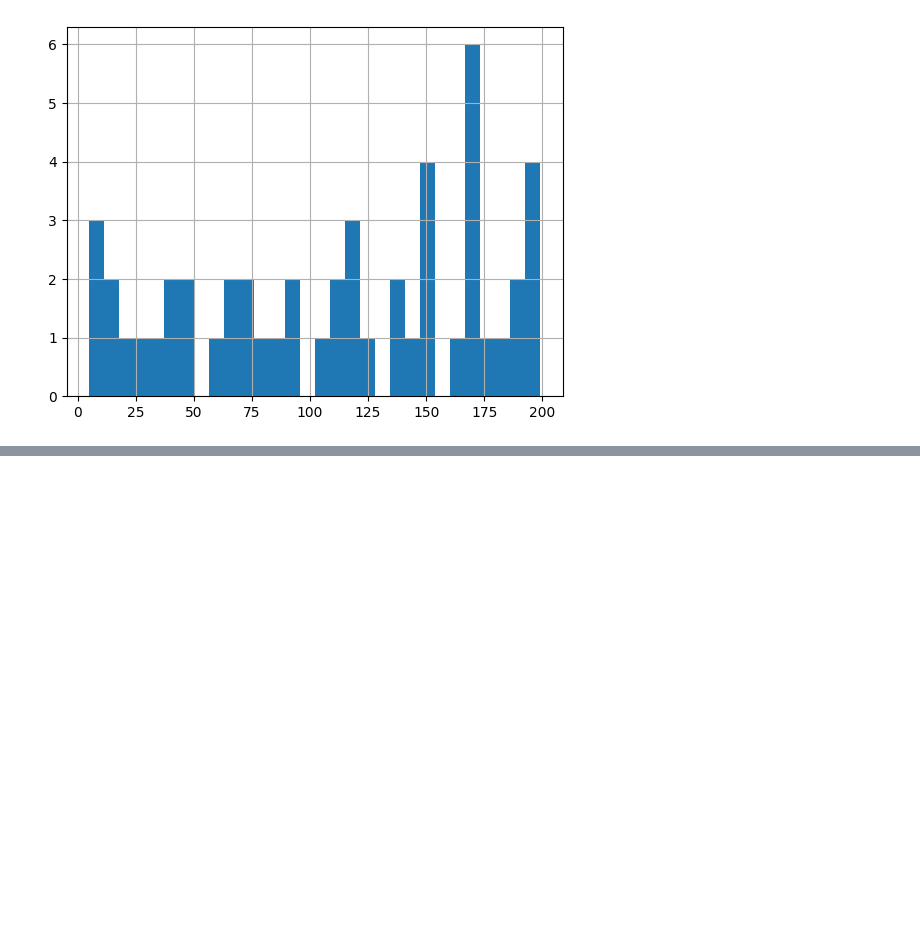
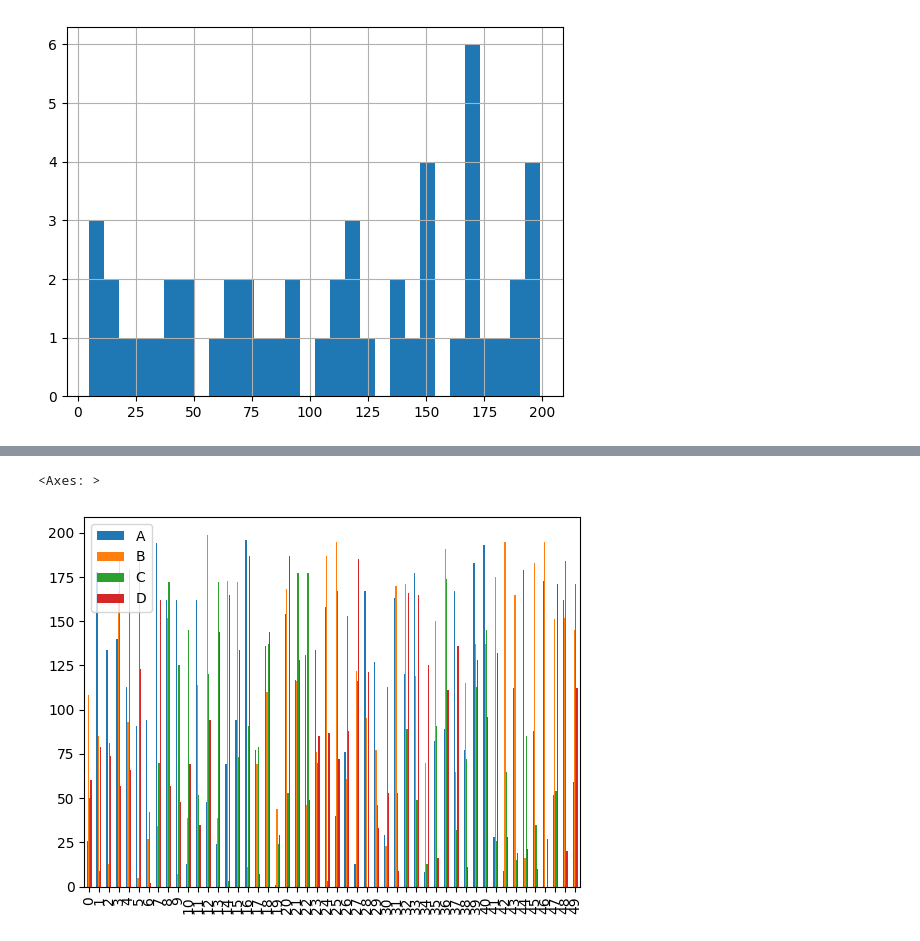
Before and after one commit to PabloSanchez87/IBM-Inteligencia-Artificial, a Jupyter notebook: 3-Machine Learning - Python/3-Módulo Pandas para análisis de datos/1-Bases.ipynb, the cells around one changed output, grey strips where cells are left out. Cells and saved outputs as stored; diff of their text form; code cells hidden in the pictures; blank space fills up the shorter version.

```diff
--- a/3-Machine Learning - Python/3-Módulo Pandas para análisis de datos/1-Bases.ipynb
+++ b/3-Machine Learning - Python/3-Módulo Pandas para análisis de datos/1-Bases.ipynb
@@ -716,0 +727,5 @@ dataframe['B'].hist(bins=30)
+# %%
+dataframe.plot.bar()
+# %% [output]
+<Axes: >
+[figure, added]
```
Also changed, not shown: parts of 9 cells of this notebook, 2 other files.
